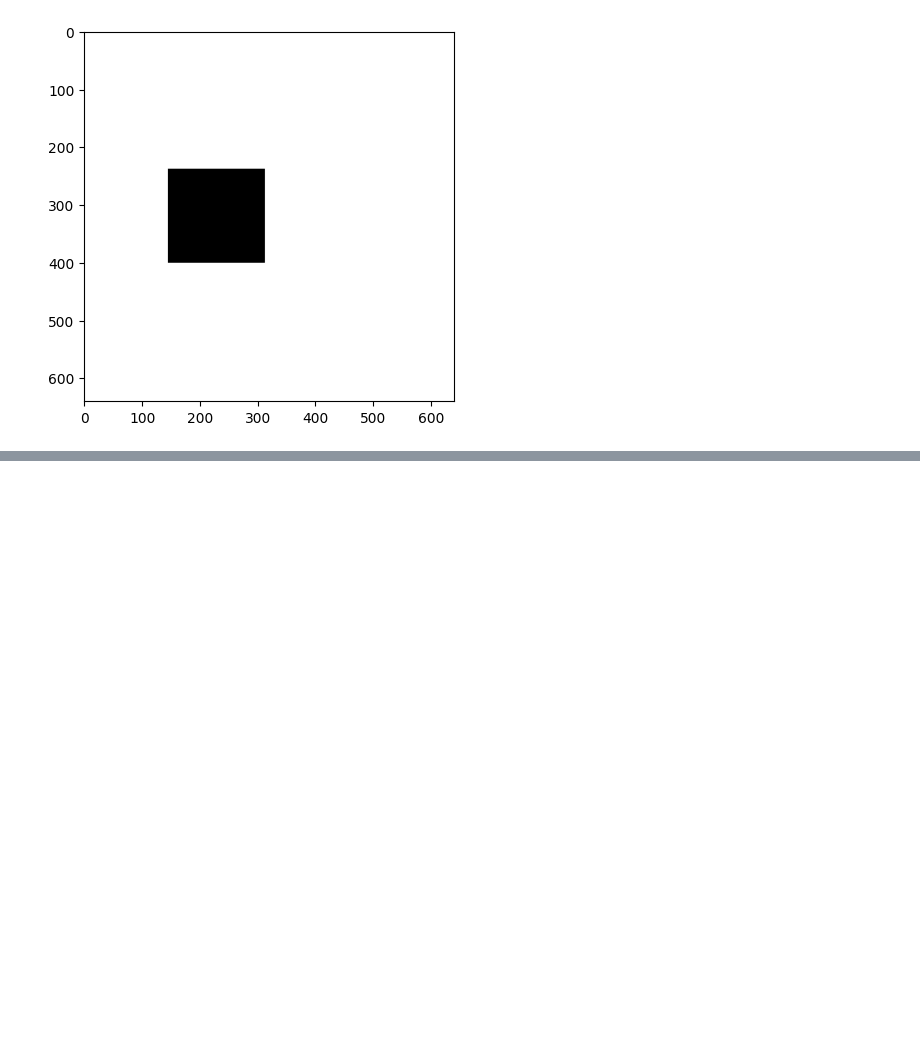
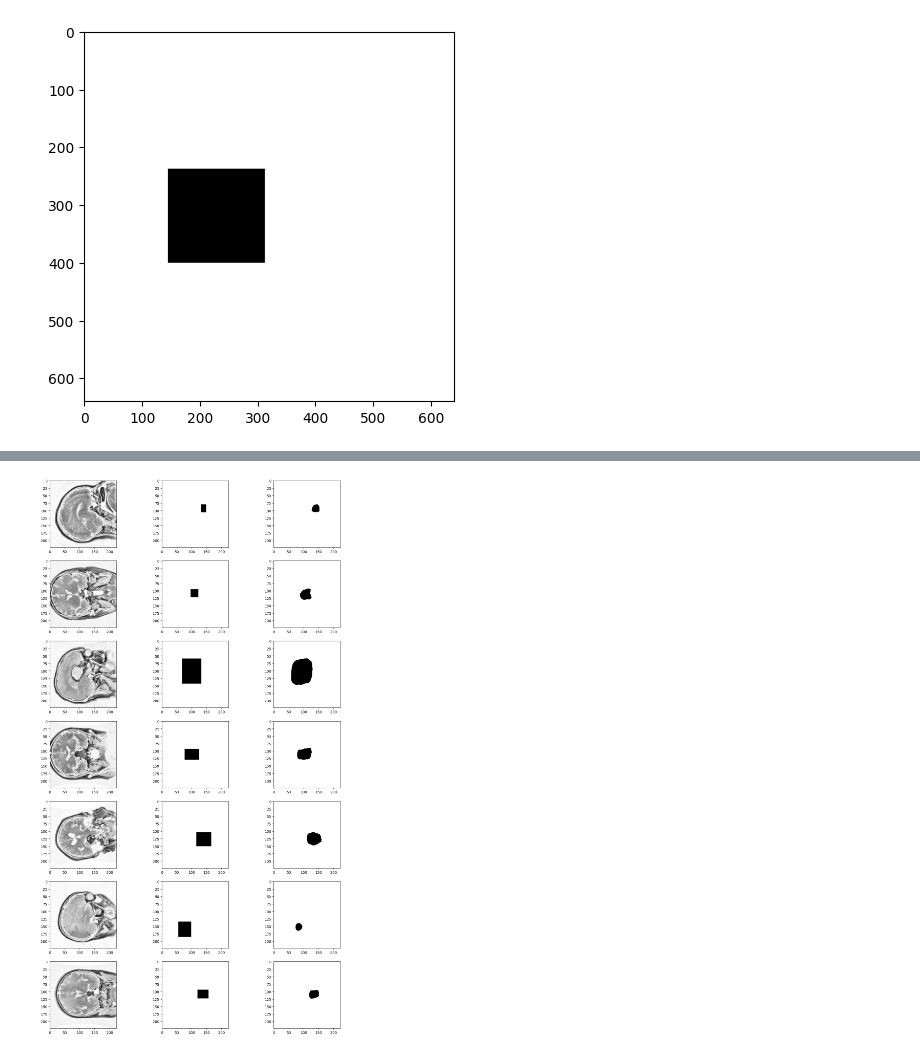
Before and after one commit to Adi-K527/NeuraLab, a Jupyter notebook: UNet/unet.ipynb, the cells around one changed output, grey strips where cells are left out. Saved outputs shown, nothing was run; the diff lists cells and outputs as text; code cells hidden in the pictures; blank space fills up the shorter version.

```diff
--- a/UNet/unet.ipynb
+++ b/UNet/unet.ipynb
@@ -24,7 +24,7 @@ from zipfile import ZipFile
 from PIL import Image
 from sklearn.metrics import accuracy_score
 # %%
-BATCH_SIZE = 2
+BATCH_SIZE = 32
 DEVICE = 'cuda' if torch.cuda.is_available() else "cpu"
 EPOCHS = 5
 LEARNING_RATE = 3e-4
@@ -182,12 +194,25 @@ EPOCH: 4  |  LOSS: 0.11220133304595947
-# %%
-with torch.inference_mode():
-  for x,y in train_data:
-    y = y.unsqueeze(1).to(DEVICE)
-    x = convert_to_tensor(x).to(DEVICE)
-    x = x.view((BATCH_SIZE, 3, 640, 640))
-    x = x.mean(dim=1, keepdim=True)
-    output = model(x)
-    if (F.sigmoid(output) > 0.5).sum().item() > 0:
-      print(y[0].shape)
-      print(F.binary_cross_entropy_with_logits(output[0], y[0]))
-      break
+# %%
+def plot_pred(output, y, f, subplots, idx):
+  plt.subplot(subplots, 3, idx + 1)
+  plt.imshow(Image.open(f[0]).convert("L").resize((224, 224)), cmap='Greys')
+  plt.subplot(subplots, 3, idx + 2)
+  plt.imshow(y[0][0].cpu(), cmap='Greys')
+  plt.subplot(subplots, 3, idx + 3)
+  plt.imshow((F.sigmoid(output[0]) > 0.5).float()[0].cpu(), cmap='Greys')
+# %%
+plt.figure(figsize=(16, 40))
+c = 0
+subplots = 10
+idx = 0
+with torch.inference_mode():
+  for x,y,f in test_data:
+    y = y.to(DEVICE)
+    x = x.to(DEVICE)
+    output = model(x)
+    plot_pred(output, y, f, subplots, idx)
+    idx += 3
+    c += 1
+    if c == subplots:
+      break
+# %% [output]
+[figure, added]
```
Also changed, not shown: parts of 6 cells of this notebook, 1 other file.
